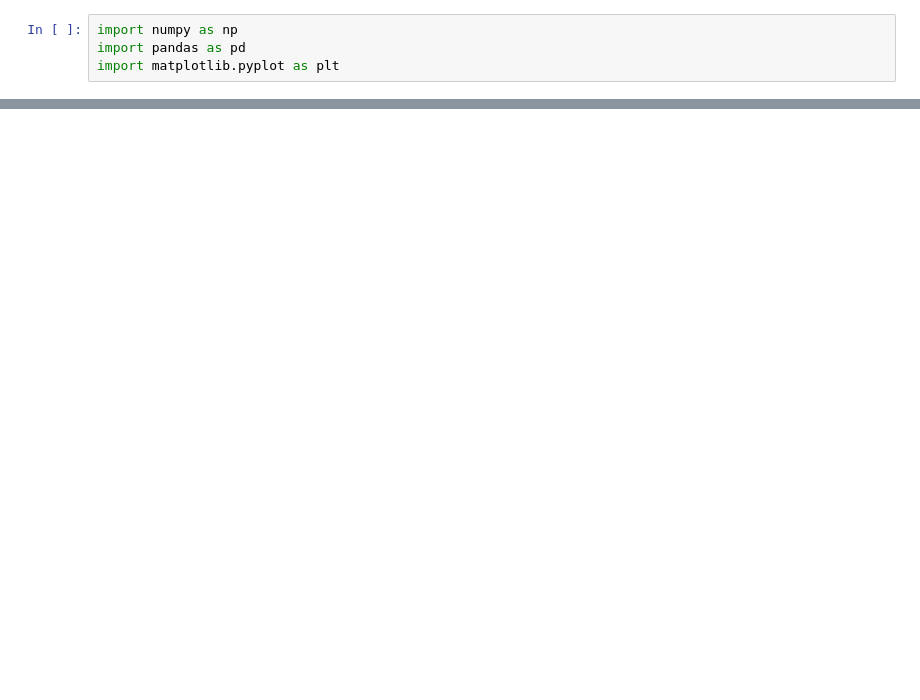
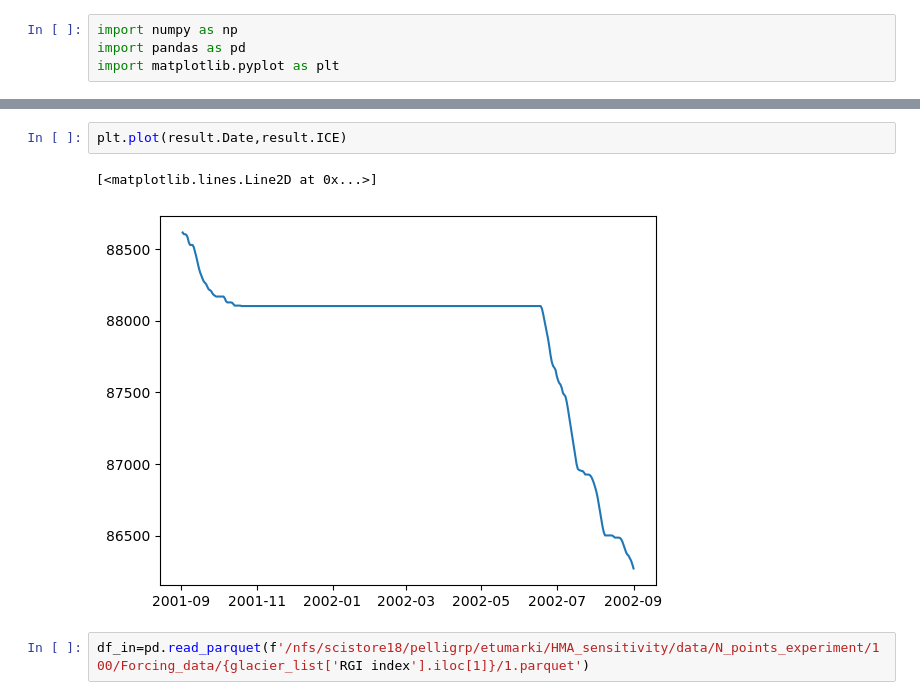
Before and after one commit to ZhenyaTumarkin/HMA_sensitivity, a Jupyter notebook: code/N_points_experiment/look_at_MB.ipynb, the cells around one changed output, grey strips where cells are left out. Saved outputs shown, nothing was run; the diff lists cells and outputs as text; blank space fills up the shorter version.

```diff
--- a/code/N_points_experiment/look_at_MB.ipynb
+++ b/code/N_points_experiment/look_at_MB.ipynb
@@ -200,0 +225,7 @@ Text(0.5, 1.0, 'Response to N clusters: debris covered')
+# %%
+plt.plot(result.Date,result.ICE)
+# %% [output]
+[<matplotlib.lines.Line2D at 0x...>]
+[figure, added]
+# %%
+df_in=pd.read_parquet(f'/nfs/scistore18/pelligrp/etumarki/HMA_sensitivity/data/N_points_experiment/100/Forcing_data/{glacier_list['RGI index'].iloc[1]}/1.parquet')
```
Also changed, not shown: parts of 18 cells of this notebook, 14 other files.
